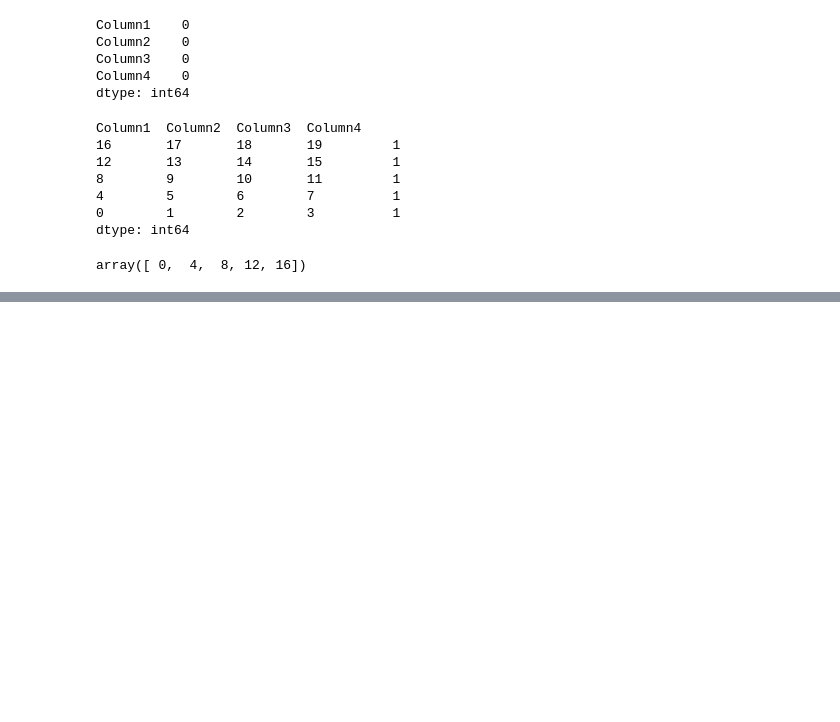
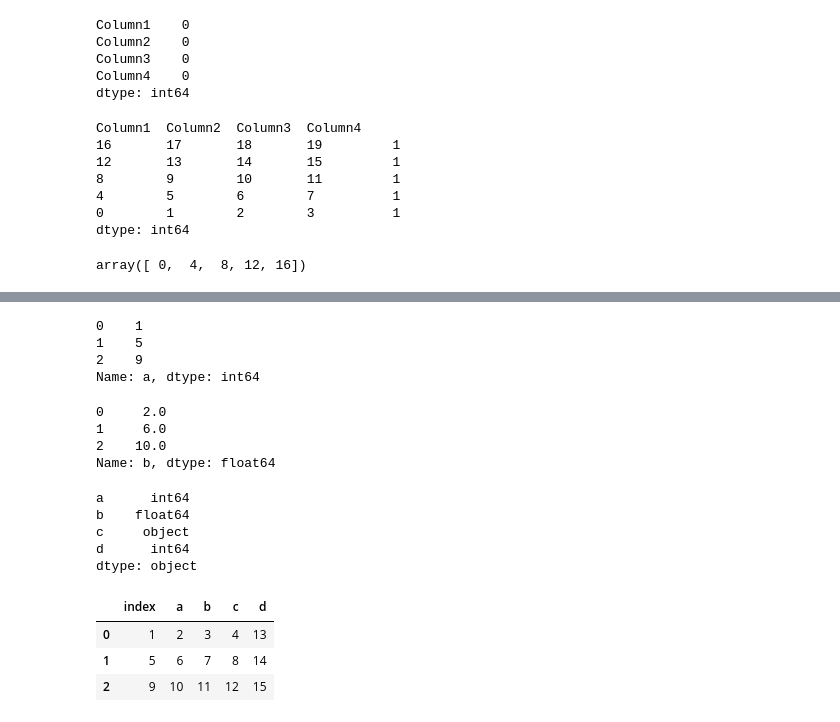
Before and after one commit to Sairam-04/ML-Packages, a Jupyter notebook: pandas.ipynb, the cells around one changed output, grey strips where cells are left out. Saved outputs shown, nothing was run; the diff lists cells and outputs as text; code cells hidden in the pictures; blank space fills up the shorter version.

```diff
--- a/pandas.ipynb
+++ b/pandas.ipynb
@@ -178,0 +285,24 @@ array([ 0,  4,  8, 12, 16])
+# %%
+b['a']
+# %% [output]
+0    1
+1    5
+2    9
+Name: a, dtype: int64
+# %%
+b = pd.read_csv(StringIO(data2),dtype=float)
+b['b']
+# %% [output]
+0     2.0
+1     6.0
+2    10.0
+Name: b, dtype: float64
+# %%
+b = pd.read_csv(StringIO(data2),dtype = {'b':float,'a':int,'c':object})
+b.dtypes
+# %% [output]
+a      int64
+b    float64
+c     object
+d      int64
+dtype: object
@@ -178,0 +316,8 @@ array([ 0,  4,  8, 12, 16])
+# %%
+c = pd.read_csv(StringIO(data3))
+c
+# %% [output]
+|  | index | a | b | c | d |
+| 0 | 1 | 2 | 3 | 4 | 13 |
+| 1 | 5 | 6 | 7 | 8 | 14 |
+| 2 | 9 | 10 | 11 | 12 | 15 |
```
Also changed, not shown: parts of 22 cells of this notebook.
